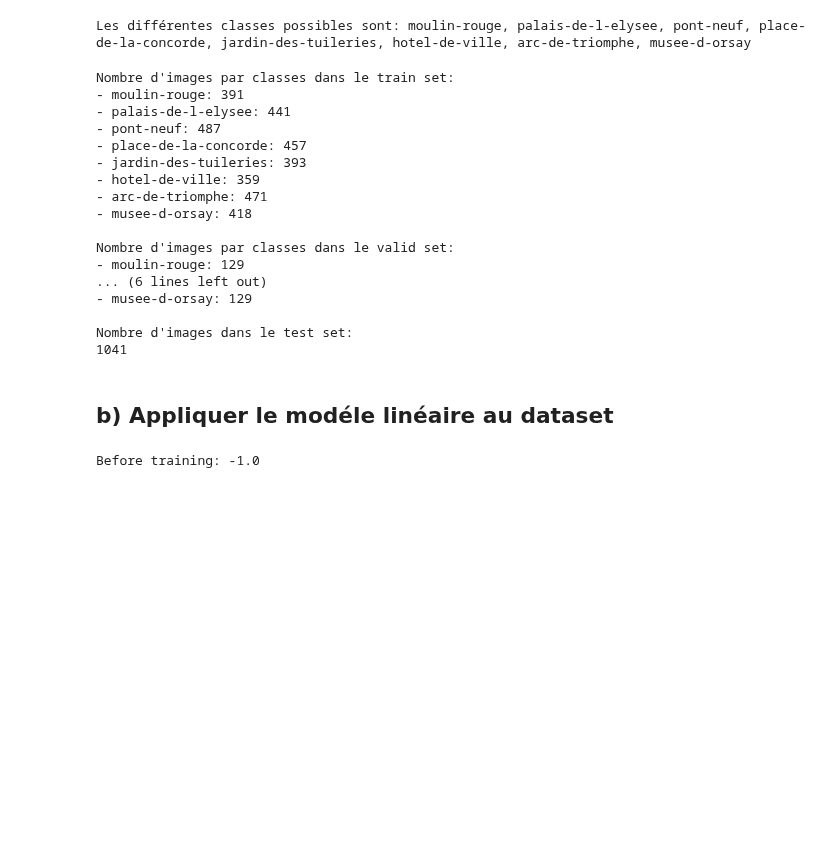
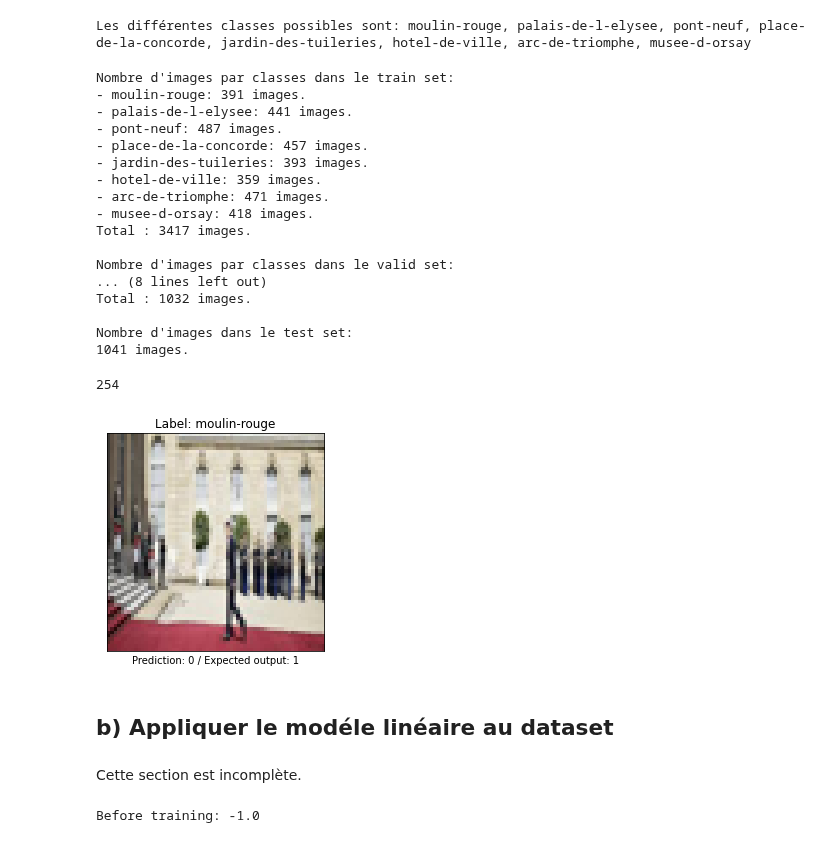
Before and after one commit to Levorilh/ml_python, a Jupyter notebook: rapport.ipynb, the cells around one changed output. Saved outputs shown, nothing was run; the diff lists cells and outputs as text; code cells hidden in the pictures; blank space fills up the shorter version.

```diff
--- a/rapport.ipynb
+++ b/rapport.ipynb
@@ -93,30 +95,33 @@ def import_images_and_assign_labels(folder, label, X, Y, IMG_SIZE=IMG_SIZE):
 for s in ["train", "valid", "test"]:
     if s == "test":
         print(f"Nombre d'images dans le {s} set:")
-        print(f"{len(os.listdir(os.path.join(PATH, s)))}")
+        print(f"{len(os.listdir(os.path.join(PATH, s)))} images.")
     else:
         print(f"Nombre d'images par classes dans le {s} set:")
+        res = 0
         for cl in classes:
-            print(f"- {cl}: {len(os.listdir(os.path.join(PATH, s, cl)))}")
+            print(f"- {cl}: {len(os.listdir(os.path.join(PATH, s, cl)))} images.")
+            res+=len(os.listdir(os.path.join(PATH, s, cl)))
+        print("Total :", res, "images.")
         print()
 # %% [output]
 Nombre d'images par classes dans le train set:
-- moulin-rouge: 391
-- palais-de-l-elysee: 441
-- pont-neuf: 487
-- place-de-la-concorde: 457
-- jardin-des-tuileries: 393
-- hotel-de-ville: 359
-- arc-de-triomphe: 471
-- musee-d-orsay: 418
+- moulin-rouge: 391 images.
+- palais-de-l-elysee: 441 images.
+- pont-neuf: 487 images.
+- place-de-la-concorde: 457 images.
+- jardin-des-tuileries: 393 images.
+- hotel-de-ville: 359 images.
+- arc-de-triomphe: 471 images.
+- musee-d-orsay: 418 images.
+Total : 3417 images.
 
 Nombre d'images par classes dans le valid set:
-- moulin-rouge: 129
-... (6 lines left out)
-- musee-d-orsay: 129
+... (8 lines left out)
+Total : 1032 images.
 
 Nombre d'images dans le test set:
-1041
+1041 images.
 # %%
 def import_dataset(IMG_SIZE=IMG_SIZE):
     """
@@ -145,17 +150,26 @@ def import_dataset(IMG_SIZE=IMG_SIZE):
 # %%
 def showImg(tensor, label, prediction):
     """
-    Affiche une image avec sa prediction et label
+    Affiche une image avec sa prediction et son label
     """
     fig, ax = plt.subplots()
     ax.imshow(tensor.reshape((IMG_SIZE[0], IMG_SIZE[1], 3)))
-    ax.set_title(f'Label: {classes[np.argmax(label)]}')
+    ax.set_title(f'Label: {classes[np.argmax(prediction)]}')
     ax.set_xlabel(f'Prediction: {np.argmax(prediction)} / Expected output: {np.argmax(label)}')
     ax.set_xticks([])
     ax.set_yticks([]);
     return ax
+# %%
+picture_test = np.random.randint(0, len(X_valid)-1)
+print(picture_test)
+showImg(X_valid[picture_test], y_valid[picture_test], [0, 0, 0]);
+# %% [output]
+254
+[figure, added]
 # %% [markdown]
 ## b) Appliquer le modéle linéaire au dataset
+# %% [markdown]
+Cette section est incomplète.
 # %%
 input_dim = len(X_train[0])
 # %%
```
Also changed, not shown: parts of 50 cells of this notebook, 7 other files.
